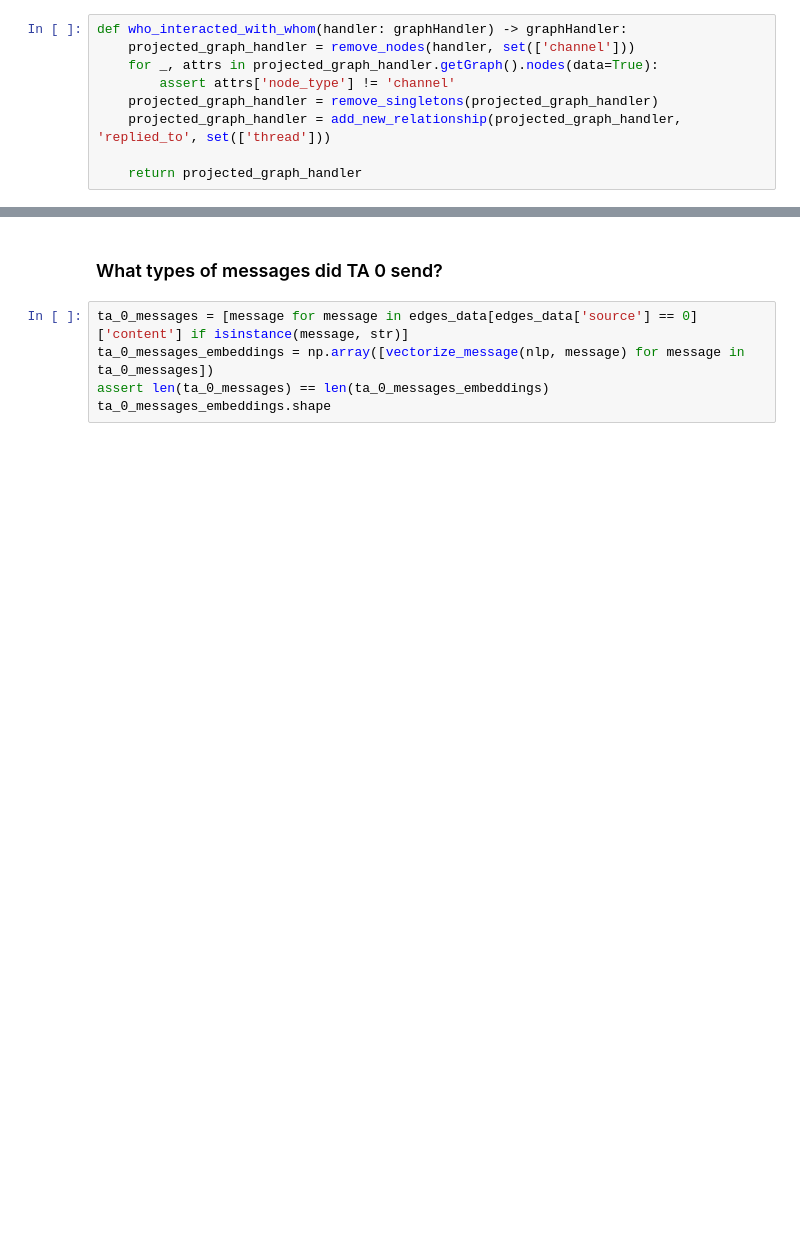
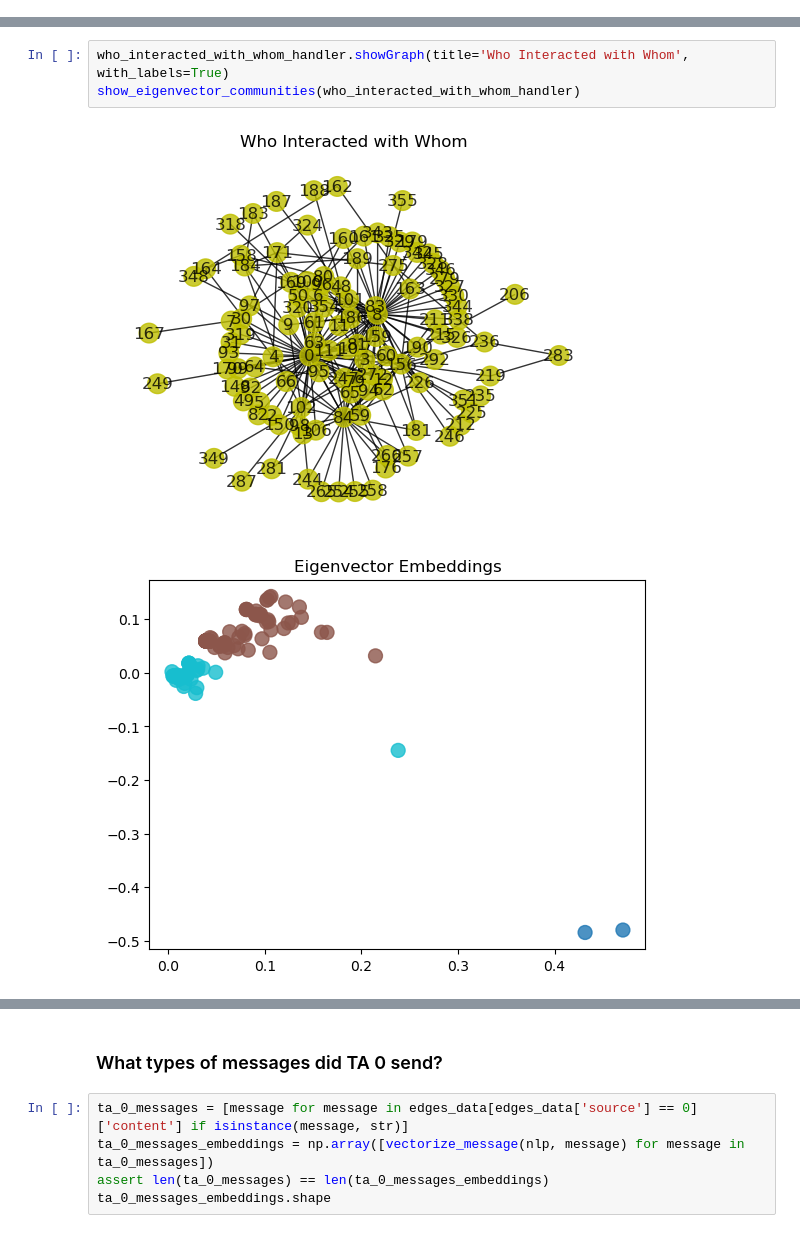
Before and after one commit to ethanp55/network_science, a Jupyter notebook: final_project.ipynb, the cells around one changed output, grey strips where cells are left out. Cells and saved outputs as stored; diff of their text form; blank space fills up the shorter version.

```diff
--- a/final_project.ipynb
+++ b/final_project.ipynb
@@ -404,9 +699,0 @@ def add_new_relationship(handler: graphHandler, direct_relationship_edge_type: s
-# %%
-def who_interacted_with_whom(handler: graphHandler) -> graphHandler:
-    projected_graph_handler = remove_nodes(handler, set(['channel']))
-    for _, attrs in projected_graph_handler.getGraph().nodes(data=True):
-        assert attrs['node_type'] != 'channel'
-    projected_graph_handler = remove_singletons(projected_graph_handler)
-    projected_graph_handler = add_new_relationship(projected_graph_handler, 'replied_to', set(['thread']))
-
-    return projected_graph_handler
@@ -453,0 +730,6 @@ def group_messages_by_clusters(embeddings: np.array, messages: List[str], n_clus
+# %%
+who_interacted_with_whom_handler.showGraph(title='Who Interacted with Whom', with_labels=True)
+show_eigenvector_communities(who_interacted_with_whom_handler)
+# %% [output]
+[figure, added]
+[figure, added]
```
Also changed, not shown: parts of 122 cells of this notebook, 1 other file.
